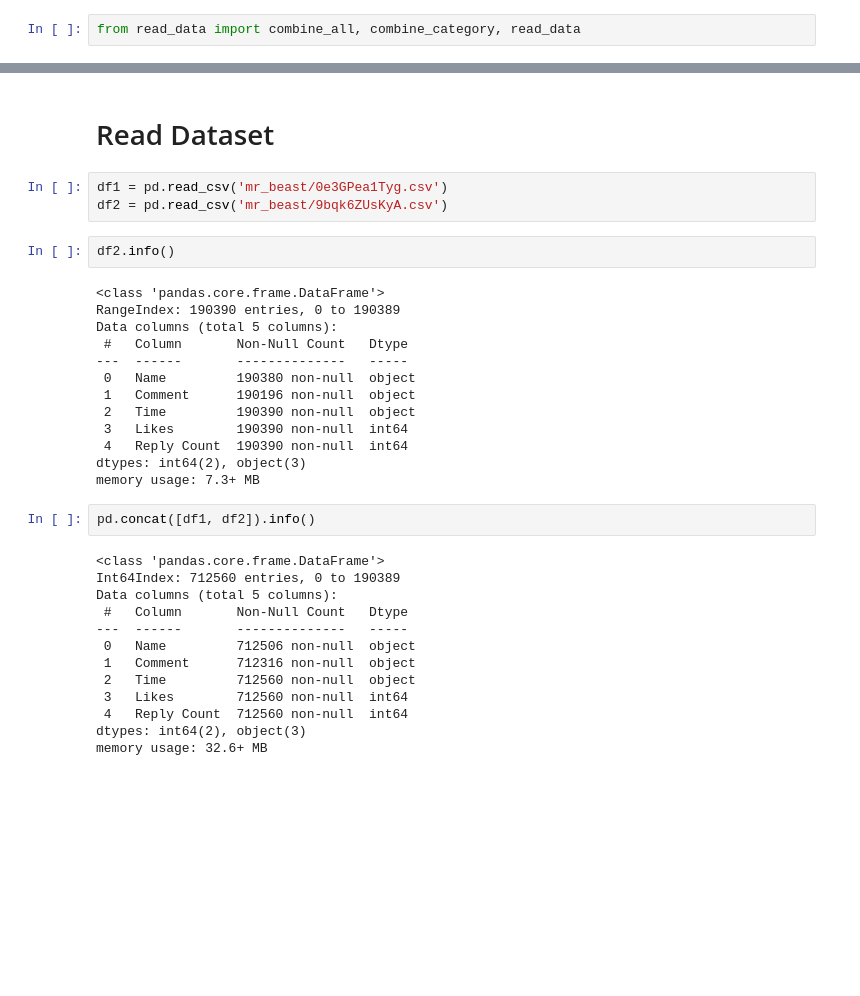
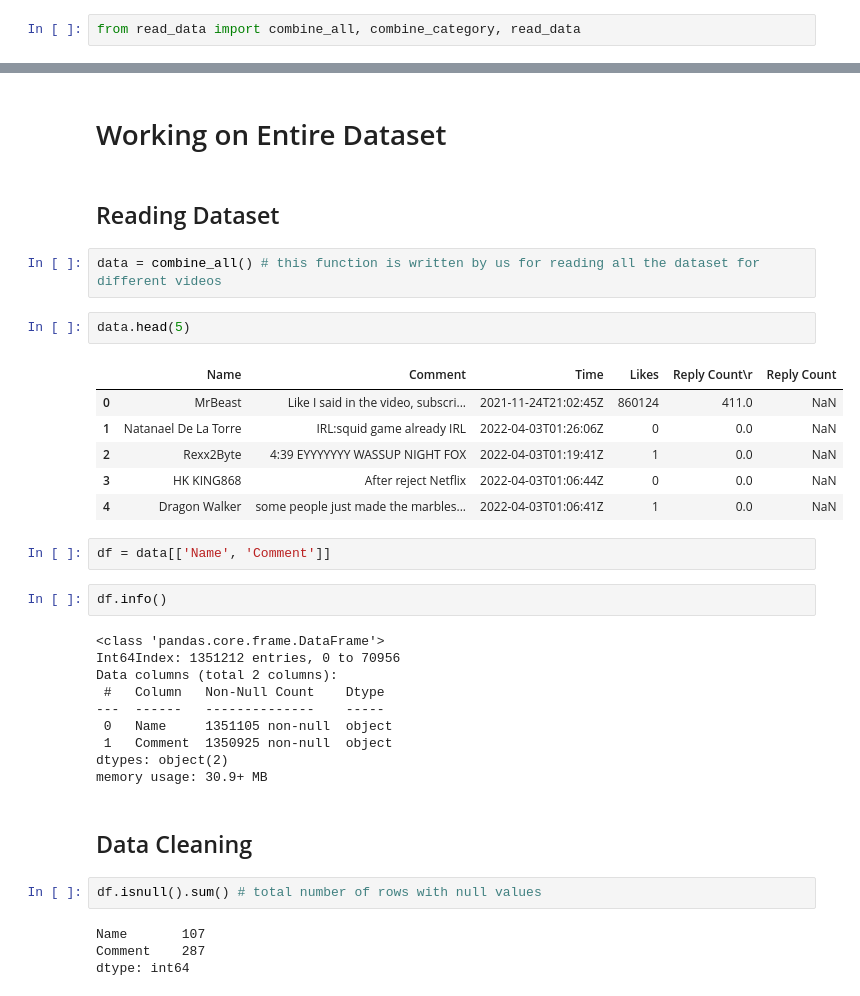
Before and after one commit to EashanKaushik/youtube-comment-analysis, a Jupyter notebook: analysis/unsupervised.ipynb, the cells around one changed output, grey strips where cells are left out. Drawn from its saved outputs; the diff is of its cells as text; blank space fills up the shorter version.

```diff
--- a/analysis/unsupervised.ipynb
+++ b/analysis/unsupervised.ipynb
@@ -13,35 +27,37 @@ from read_data import combine_all, combine_category, read_data
+# %% [markdown]
+# Working on Entire Dataset
 # %% [markdown]
-# Read Dataset
+## Reading Dataset
-# %%
-df1 = pd.read_csv('mr_beast/0e3GPea1Tyg.csv')
-df2 = pd.read_csv('mr_beast/9bqk6ZUsKyA.csv')
+# %%
+data = combine_all() # this function is written by us for reading all the dataset for different videos
+# %%
+data.head(5)
+# %% [output]
+|  | Name | Comment | Time | Likes | Reply Count\r | Reply Count |
+| 0 | MrBeast | Like I said in the video, subscri... | 2021-11-24T21:02:45Z | 860124 | 411.0 | NaN |
+| 1 | Natanael De La Torre | IRL:squid game already IRL | 2022-04-03T01:26:06Z | 0 | 0.0 | NaN |
+| 2 | Rexx2Byte | 4:39 EYYYYYYY WASSUP NIGHT FOX | 2022-04-03T01:19:41Z | 1 | 0.0 | NaN |
+| 3 | HK KING868 | After reject Netflix | 2022-04-03T01:06:44Z | 0 | 0.0 | NaN |
+| 4 | Dragon Walker | some people just made the marbles... | 2022-04-03T01:06:41Z | 1 | 0.0 | NaN |
+# %%
+df = data[['Name', 'Comment']]
 # %%
-df2.info()
+df.info()
 # %% [output]
 <class 'pandas.core.frame.DataFrame'>
-RangeIndex: 190390 entries, 0 to 190389
-Data columns (total 5 columns):
- #   Column       Non-Null Count   Dtype
----  ------       --------------   -----
- 0   Name         190380 non-null  object
- 1   Comment      190196 non-null  object
- 2   Time         190390 non-null  object
- 3   Likes        190390 non-null  int64
- 4   Reply Count  190390 non-null  int64
-dtypes: int64(2), object(3)
-memory usage: 7.3+ MB
+Int64Index: 1351212 entries, 0 to 70956
+Data columns (total 2 columns):
+ #   Column   Non-Null Count    Dtype
+---  ------   --------------    -----
+ 0   Name     1351105 non-null  object
+ 1   Comment  1350925 non-null  object
+dtypes: object(2)
+memory usage: 30.9+ MB
-# %%
-pd.concat([df1, df2]).info()
-# %% [output]
-<class 'pandas.core.frame.DataFrame'>
-Int64Index: 712560 entries, 0 to 190389
-Data columns (total 5 columns):
- #   Column       Non-Null Count   Dtype
----  ------       --------------   -----
- 0   Name         712506 non-null  object
- 1   Comment      712316 non-null  object
- 2   Time         712560 non-null  object
- 3   Likes        712560 non-null  int64
- 4   Reply Count  712560 non-null  int64
-dtypes: int64(2), object(3)
-memory usage: 32.6+ MB
+# %% [markdown]
+## Data Cleaning
+# %%
+df.isnull().sum() # total number of rows with null values
+# %% [output]
+Name       107
+Comment    287
+dtype: int64
```
Also changed, not shown: parts of 34 cells of this notebook, 5 other files.
